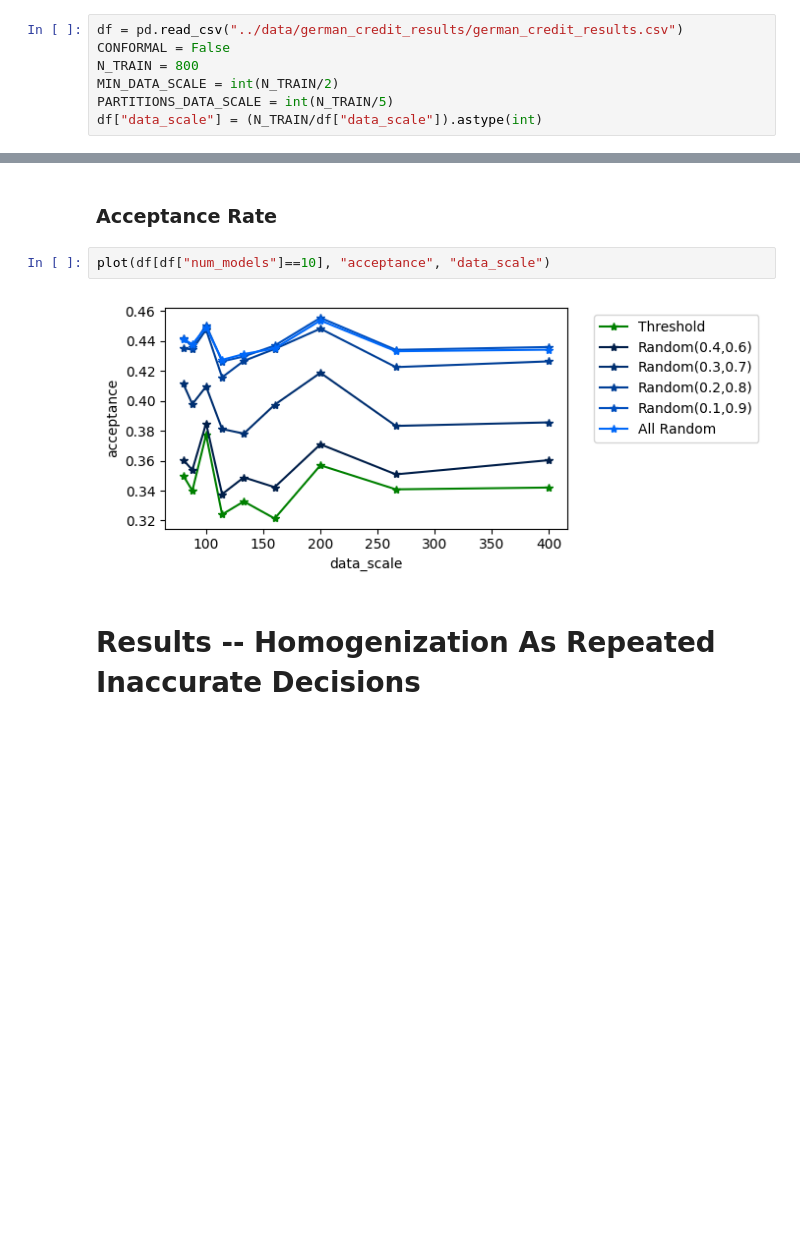
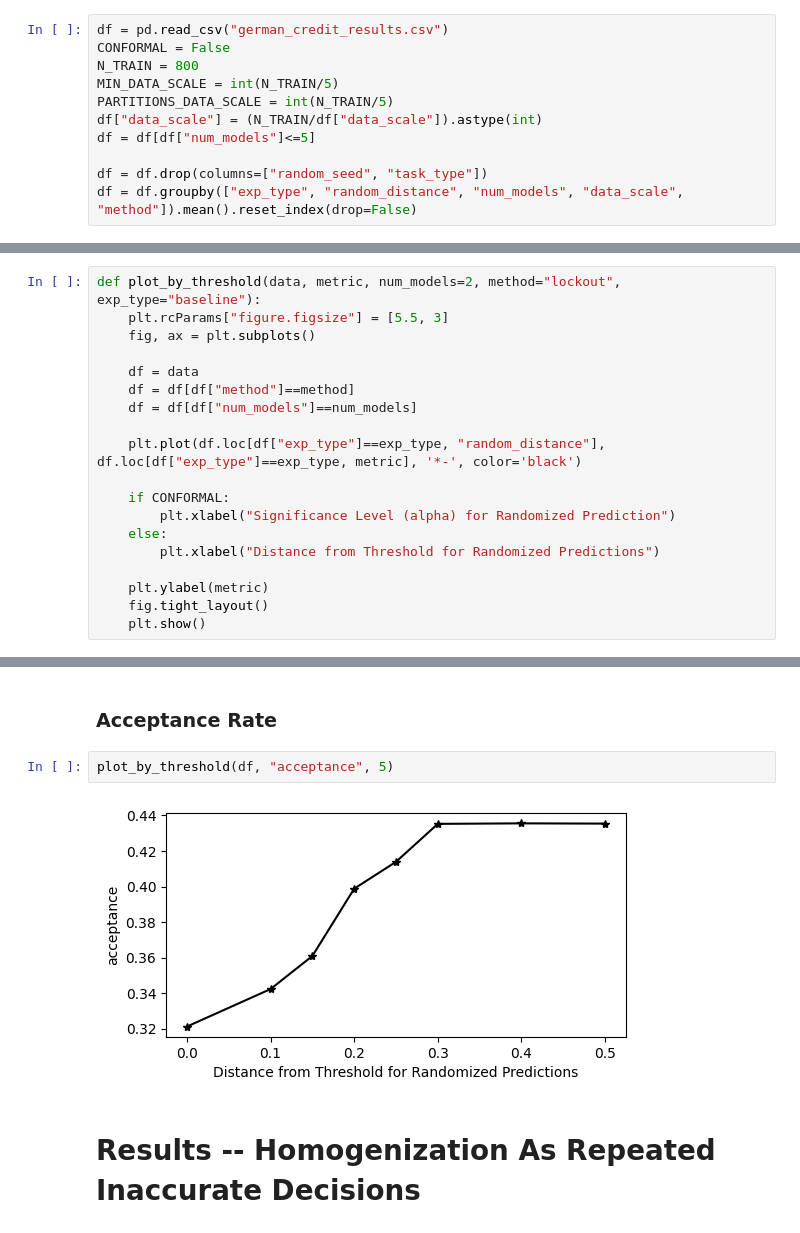
Before and after one commit to shomikj/severity_randomness, a Jupyter notebook: German Credit Results.ipynb, the cells around one changed output, grey strips where cells are left out. Cells and saved outputs as stored; diff of their text form; blank space fills up the shorter version.

```diff
--- a/German Credit Results.ipynb
+++ b/German Credit Results.ipynb
@@ -6,9 +8,13 @@ import numpy as np
 # %%
 METRIC = "systemic_failure"
 # %%
-df = pd.read_csv("../data/german_credit_results/german_credit_results.csv")
+df = pd.read_csv("german_credit_results.csv")
 CONFORMAL = False
 N_TRAIN = 800
-MIN_DATA_SCALE = int(N_TRAIN/2)
+MIN_DATA_SCALE = int(N_TRAIN/5)
 PARTITIONS_DATA_SCALE = int(N_TRAIN/5)
 df["data_scale"] = (N_TRAIN/df["data_scale"]).astype(int)
+df = df[df["num_models"]<=5]
+
+df = df.drop(columns=["random_seed", "task_type"])
+df = df.groupby(["exp_type", "random_distance", "num_models", "data_scale", "method"]).mean().reset_index(drop=False)
@@ -98 +106,20 @@ def plot(data, metric, xaxis, exp_type="baseline", method="lockout", ylog=False,
     plt.show()
+# %%
+def plot_by_threshold(data, metric, num_models=2, method="lockout", exp_type="baseline"):
+    plt.rcParams["figure.figsize"] = [5.5, 3]
+    fig, ax = plt.subplots()
+
+    df = data
+    df = df[df["method"]==method]
+    df = df[df["num_models"]==num_models]
+
+    plt.plot(df.loc[df["exp_type"]==exp_type, "random_distance"], df.loc[df["exp_type"]==exp_type, metric], '*-', color='black')
+
+    if CONFORMAL:
+        plt.xlabel("Significance Level (alpha) for Randomized Prediction")
+    else:
+        plt.xlabel("Distance from Threshold for Randomized Predictions")
+
+    plt.ylabel(metric)
+    fig.tight_layout()
+    plt.show()
@@ -167,8 +252,8 @@ table_by_models(df, "accuracy")[["random_distance", "10"]].rename(columns={'10':
 # %% [markdown]
 ### Acceptance Rate
 # %%
-plot(df[df["num_models"]==10], "acceptance", "data_scale")
+plot_by_threshold(df, "acceptance", 5)
 # %% [output]
-[figure, old version]
+[figure, new version]
 # %% [markdown]
 # Results -- Homogenization As Repeated Inaccurate Decisions
```
Also changed, not shown: parts of 47 cells of this notebook, 9 other files.
